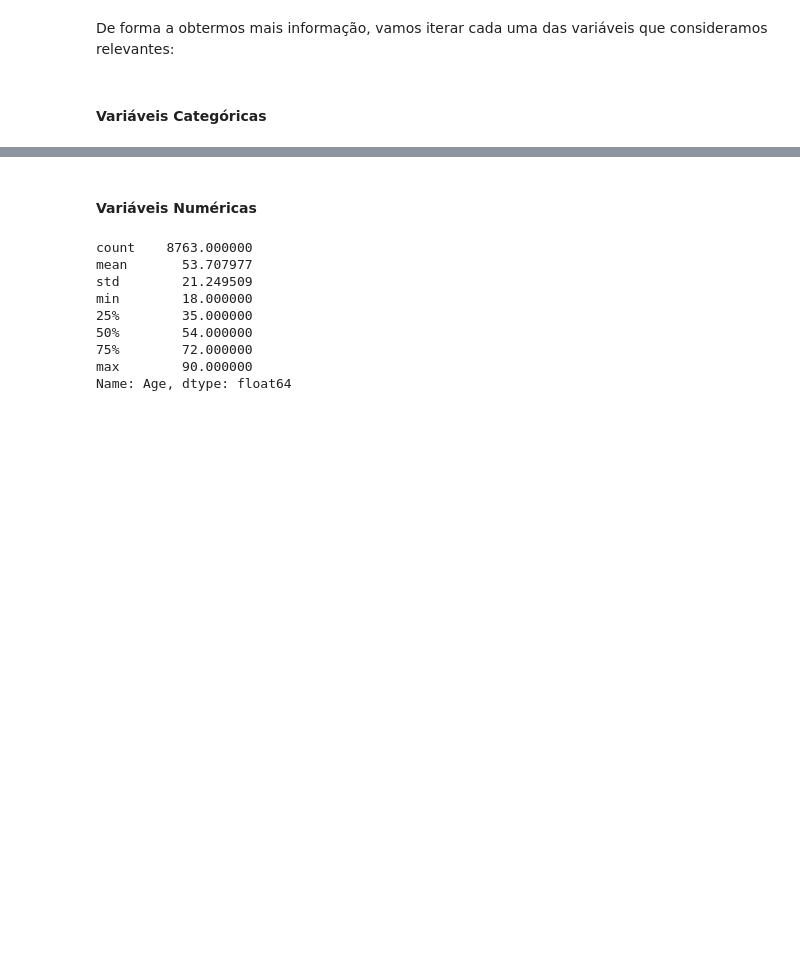
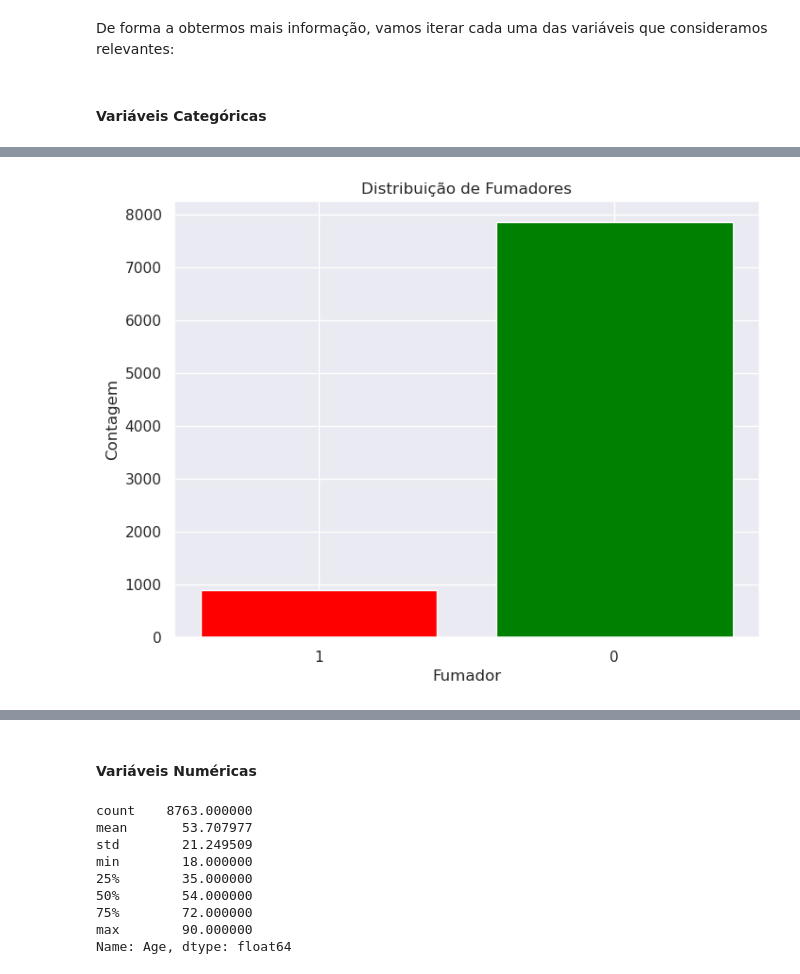
Before and after one commit to orlandopalmeira/Trabalho-DAA-2023-2024, a Jupyter notebook: Tarefa_1/tarefa_1_analise.ipynb, the cells around one changed output, grey strips where cells are left out. Drawn from its saved outputs; the diff is of its cells as text; code cells hidden in the pictures; blank space fills up the shorter version.

```diff
--- a/Tarefa_1/tarefa_1_analise.ipynb
+++ b/Tarefa_1/tarefa_1_analise.ipynb
@@ -408,0 +277,7 @@ Name: proportion, dtype: float64
+# %%
+smkng_counts= data['Smoking'].value_counts()
+print(smkng_counts)
+
+
+smkng_proportion = data['Smoking'].value_counts(normalize=True)
+print(smkng_proportion)
@@ -408,0 +293,11 @@ Name: proportion, dtype: float64
+# %%
+plt.figure(figsize=(8, 6))
+plt.bar(smkng_counts.index, smkng_counts.values, color=['green', 'red'])
+plt.xlabel('Fumador')
+plt.ylabel('Contagem')
+plt.title('Distribuição de Fumadores')
+#de forma ao eixo do x só ser dividido em valores inteiros (0 e 1)
+plt.xticks(range(len(smkng_counts.index)), [int(x) for x in smkng_counts.index])
+plt.show()
+# %% [output]
+[figure, added]
```
Also changed, not shown: parts of 51 cells of this notebook.
